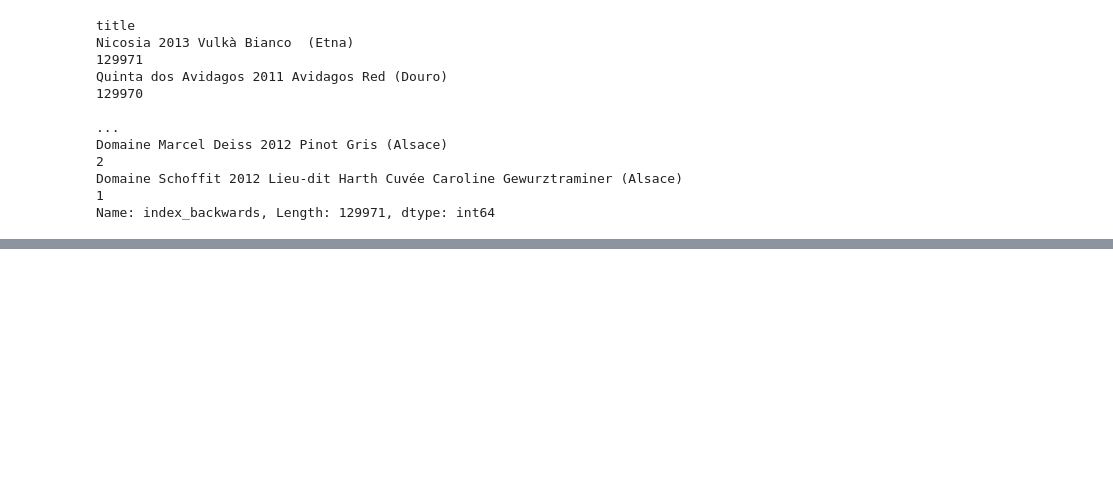
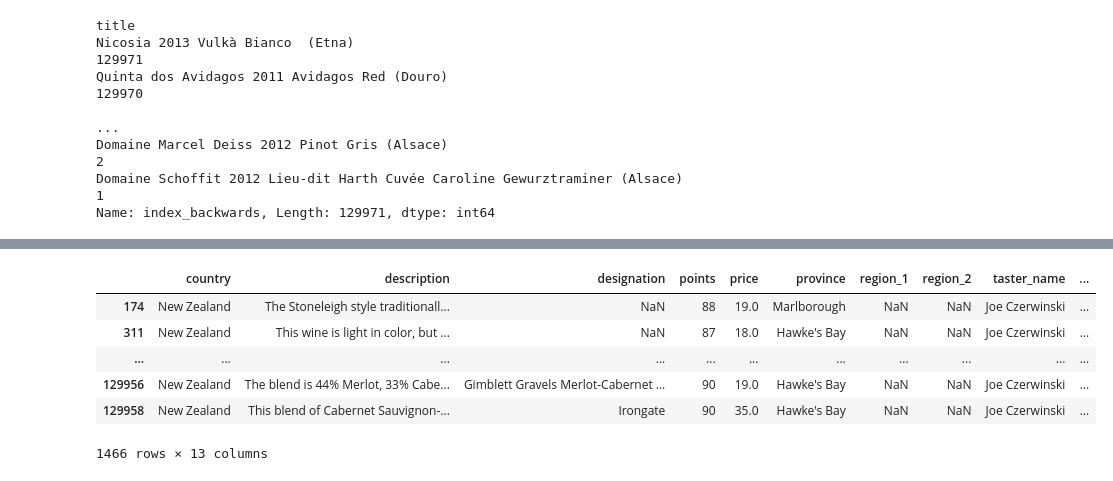
Before and after one commit to FRANKSADWAR/PersonalPractice, a Jupyter notebook: DataAnalysis/Learning Pandas.ipynb, the cells around one changed output, grey strips where cells are left out. Drawn from its saved outputs; the diff is of its cells as text; code cells hidden in the pictures; blank space fills up the shorter version.

```diff
--- a/DataAnalysis/Learning Pandas.ipynb
+++ b/DataAnalysis/Learning Pandas.ipynb
@@ -364,0 +405,11 @@ Name: index_backwards, Length: 129971, dtype: int64
+# %%
+df_oceania = reviews.loc[(reviews.points >= 95) & (reviews.country == "Australia") | (reviews.country == "New Zealand")]
+df_oceania
+# %% [output]
+|  | country | description | designation | points | price | province | region_1 | region_2 | taster_name | ... |
+| 174 | New Zealand | The Stoneleigh style traditionall... | NaN | 88 | 19.0 | Marlborough | NaN | NaN | Joe Czerwinski | ... |
+| 311 | New Zealand | This wine is light in color, but ... | NaN | 87 | 18.0 | Hawke's Bay | NaN | NaN | Joe Czerwinski | ... |
+| ... | ... | ... | ... | ... | ... | ... | ... | ... | ... | ... |
+| 129956 | New Zealand | The blend is 44% Merlot, 33% Cabe... | Gimblett Gravels Merlot-Cabernet ... | 90 | 19.0 | Hawke's Bay | NaN | NaN | Joe Czerwinski | ... |
+| 129958 | New Zealand | This blend of Cabernet Sauvignon-... | Irongate | 90 | 35.0 | Hawke's Bay | NaN | NaN | Joe Czerwinski | ... |
+1466 rows × 13 columns
```
Also changed, not shown: parts of 8 cells of this notebook.
